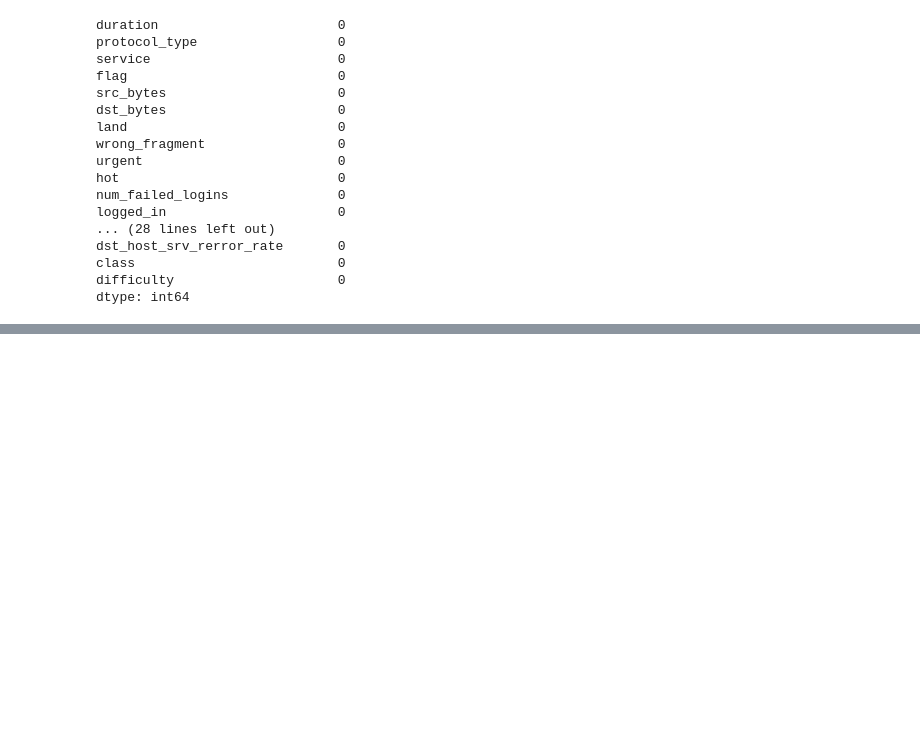
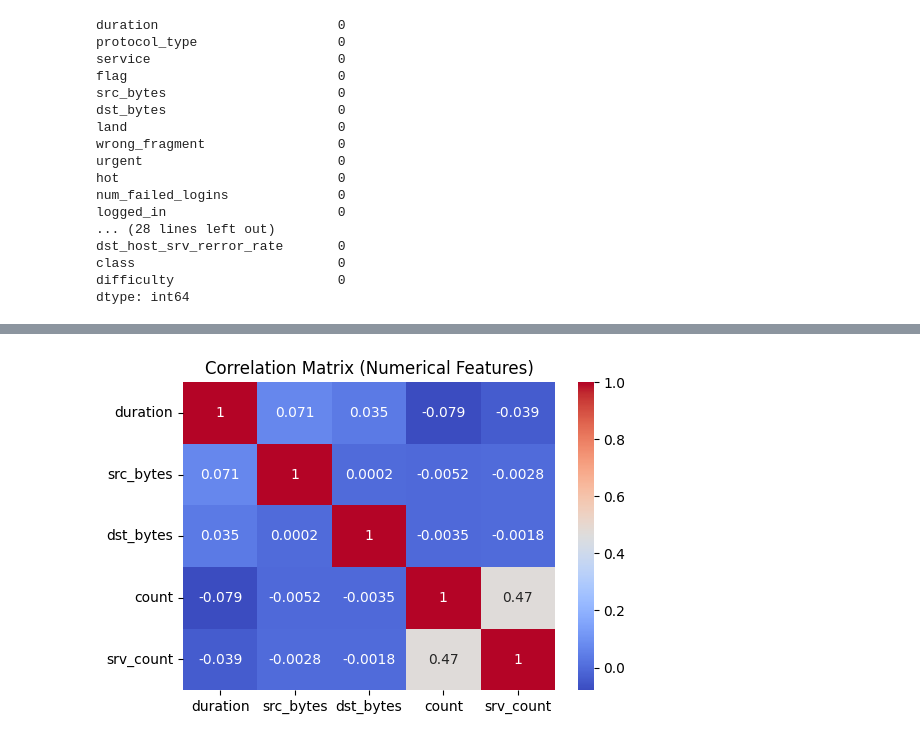
Before and after one commit to mailech/SentinelNet-AI-Powered-Network-Intrusion-Detection-System-, a Jupyter notebook: notebooks/01_data_loading.ipynb, the cells around one changed output, grey strips where cells are left out. Drawn from its saved outputs; the diff is of its cells as text; code cells hidden in the pictures; blank space fills up the shorter version.

```diff
--- a/notebooks/01_data_loading.ipynb
+++ b/notebooks/01_data_loading.ipynb
@@ -604,0 +795,5 @@ np.int64(0)
+# %%
+numerical_cols = ['duration','src_bytes','dst_bytes','count','srv_count']
+
+corr = df[numerical_cols].corr()   # ← add ()
+print("\nCorrelation Matrix:\n", corr)
@@ -604,0 +808,13 @@ np.int64(0)
+# %%
+import seaborn as sns
+import matplotlib.pyplot as plt
+
+plt.figure(figsize=(6,4))
+sns.heatmap(df[numerical_cols].corr(), annot=True, cmap='coolwarm')
+
+plt.title("Correlation Matrix (Numerical Features)")
+plt.show()
+#“Seaborn is built on matplotlib. Seaborn creates advanced statistical plots, while matplotlib handles the figure and display.”
+#this heatmap is only showing relationship between input features not class(dark red=close to +1(strong positive relation),ligh red=+0.3 to +0.7(Moderate positive),white=around 0 (No relation),lightBlue=-0.3 to-0.7(Moderate negative),darkBlue=close to -1(Strong negative relation)
+# %% [output]
+[figure, added]
```
Also changed, not shown: parts of 34 cells of this notebook, 2 other files.
